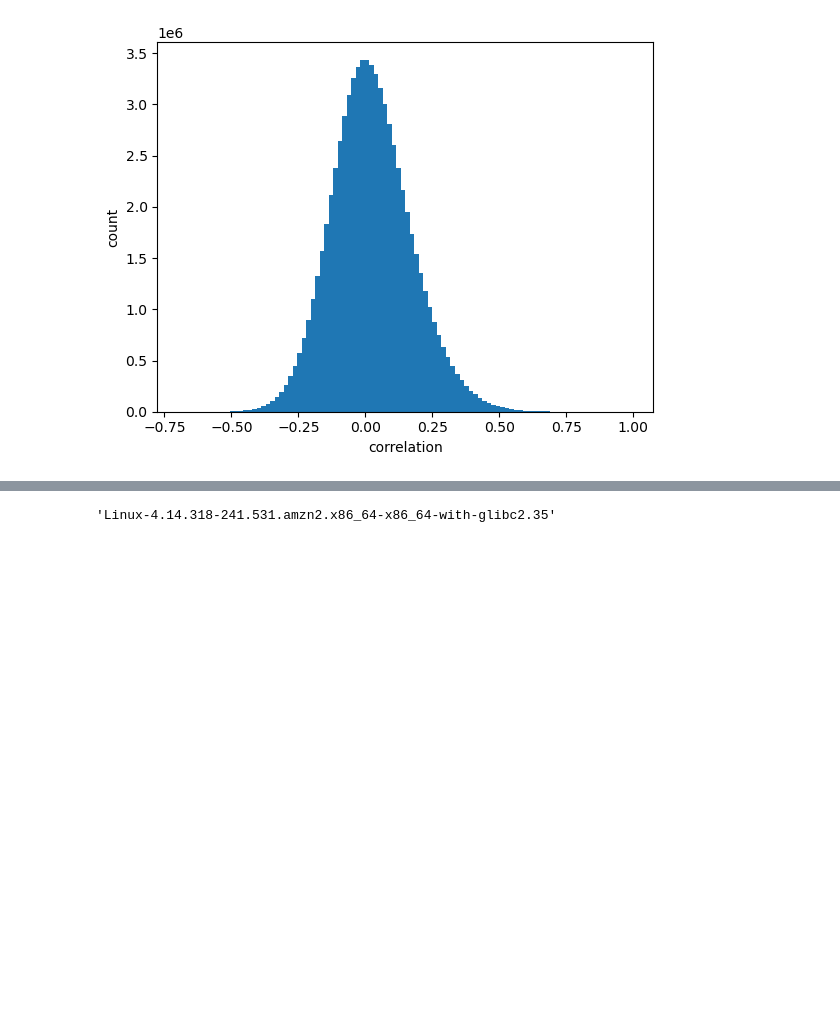
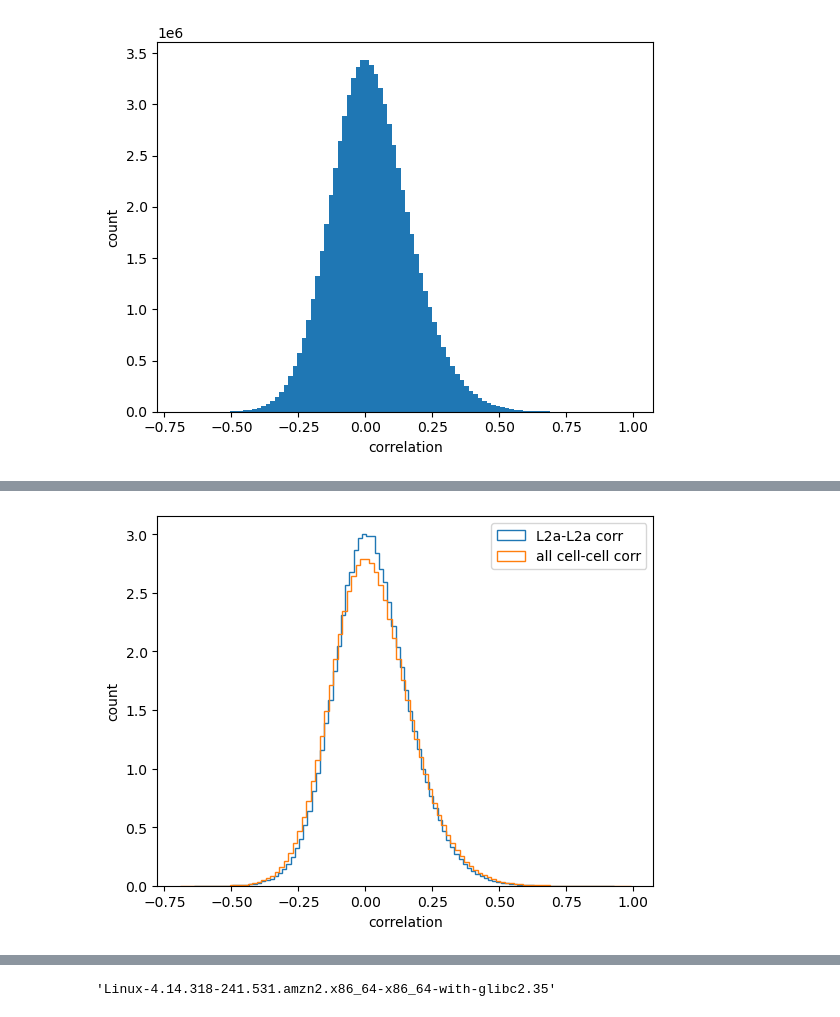
Before and after one commit to AllenInstitute/SWDB_CellTypeFunction, a Jupyter notebook: workshop2/InSilicoStimulus.ipynb, the cells around one changed output, grey strips where cells are left out. Cells and saved outputs as stored; diff of their text form; code cells hidden in the pictures; blank space fills up the shorter version.

```diff
--- a/workshop2/InSilicoStimulus.ipynb
+++ b/workshop2/InSilicoStimulus.ipynb
@@ -129,0 +116,17 @@ ct_df
+# %%
+ct_merge_df=pd.merge(coreg_in_silico.reset_index(), ct_df[['pt_root_id', 'id_ref', 'cell_type']], on='pt_root_id')
+# %%
+l2index=ct_merge_df.query('cell_type=="L2a"').index
+# %%
+
+tempc= corr[l2index, :][:,l2index]
+# plot the distribution of correlations
+import matplotlib.pyplot as plt
+plt.hist(tempc[np.triu_indices_from(tempc,1)], bins=100, density=True, histtype='step')
+plt.hist(corr[np.triu_indices_from(corr,1)], bins=100,density=True, histtype='step')
+plt.legend(['L2a-L2a corr', 'all cell-cell corr'])
+plt.xlabel('correlation')
+plt.ylabel('count')
+plt.show()
+# %% [output]
+[figure, added]
```
Also changed, not shown: parts of 16 cells of this notebook, 2 other files.
